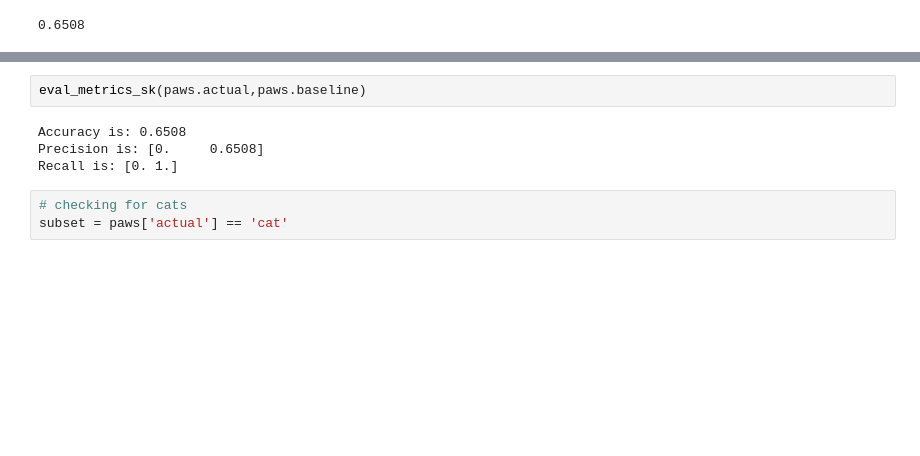
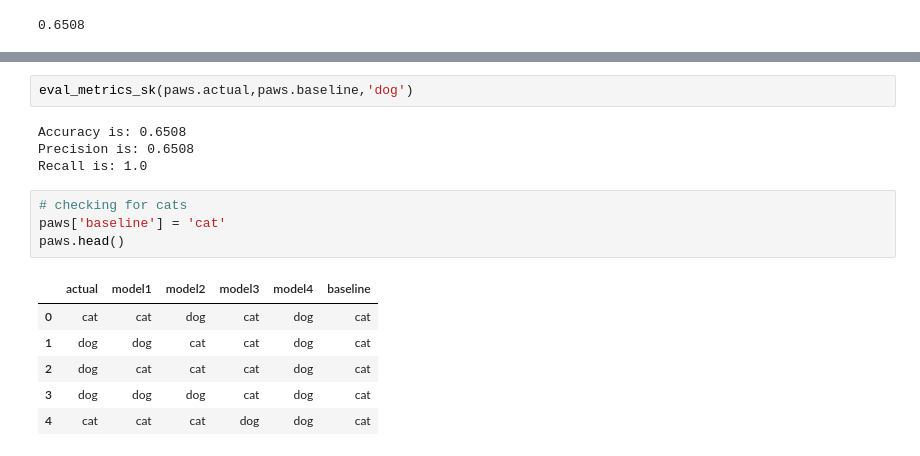
Before and after one commit to jeremiah-toribio/classification-exercises, a Jupyter notebook: model_evaluation.ipynb, the cells around one changed output, grey strips where cells are left out. Cells and saved outputs as stored; diff of their text form; blank space fills up the shorter version.

Commit message:
changes to model eval

```diff
--- a/model_evaluation.ipynb
+++ b/model_evaluation.ipynb
@@ -299,9 +315,17 @@ Our model recall is: 0.803318992009834
 # %%
-eval_metrics_sk(paws.actual,paws.baseline)
+eval_metrics_sk(paws.actual,paws.baseline,'dog')
 # %% [output]
 Accuracy is: 0.6508
-Precision is: [0.     0.6508]
-Recall is: [0. 1.]
+Precision is: 0.6508
+Recall is: 1.0
 # %%
 # checking for cats
-subset = paws['actual'] == 'cat'
+paws['baseline'] = 'cat'
+paws.head()
+# %% [output]
+|  | actual | model1 | model2 | model3 | model4 | baseline |
+| 0 | cat | cat | dog | cat | dog | cat |
+| 1 | dog | dog | cat | cat | dog | cat |
+| 2 | dog | cat | cat | cat | dog | cat |
+| 3 | dog | dog | dog | cat | dog | cat |
+| 4 | cat | cat | cat | dog | dog | cat |
```
Also changed, not shown: parts of 15 cells of this notebook.
